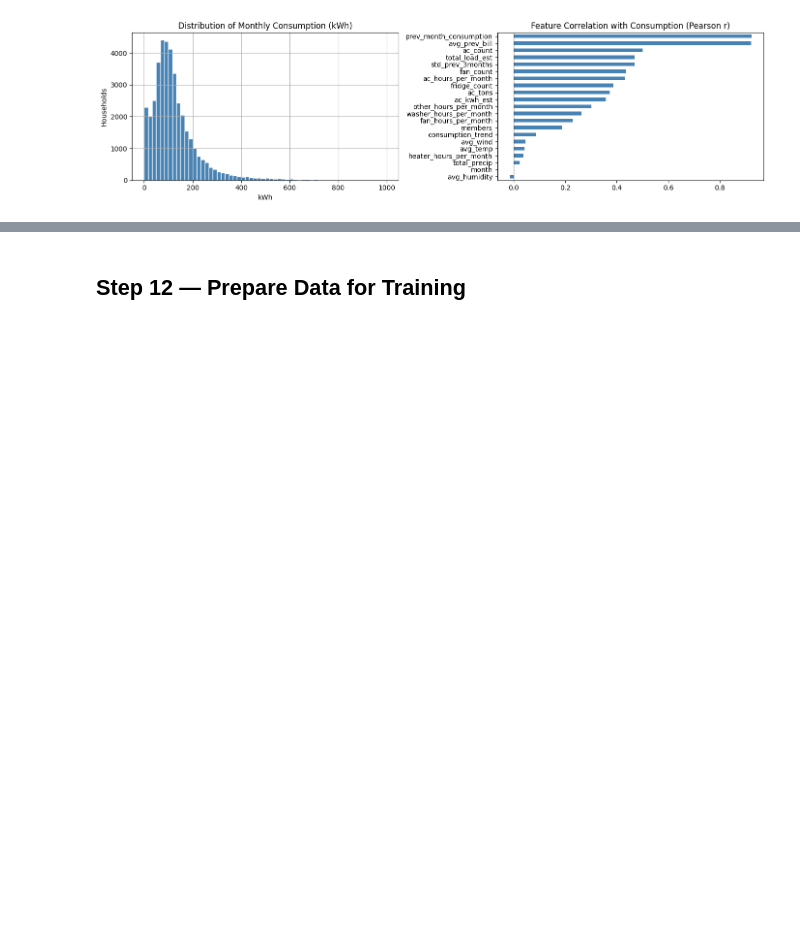
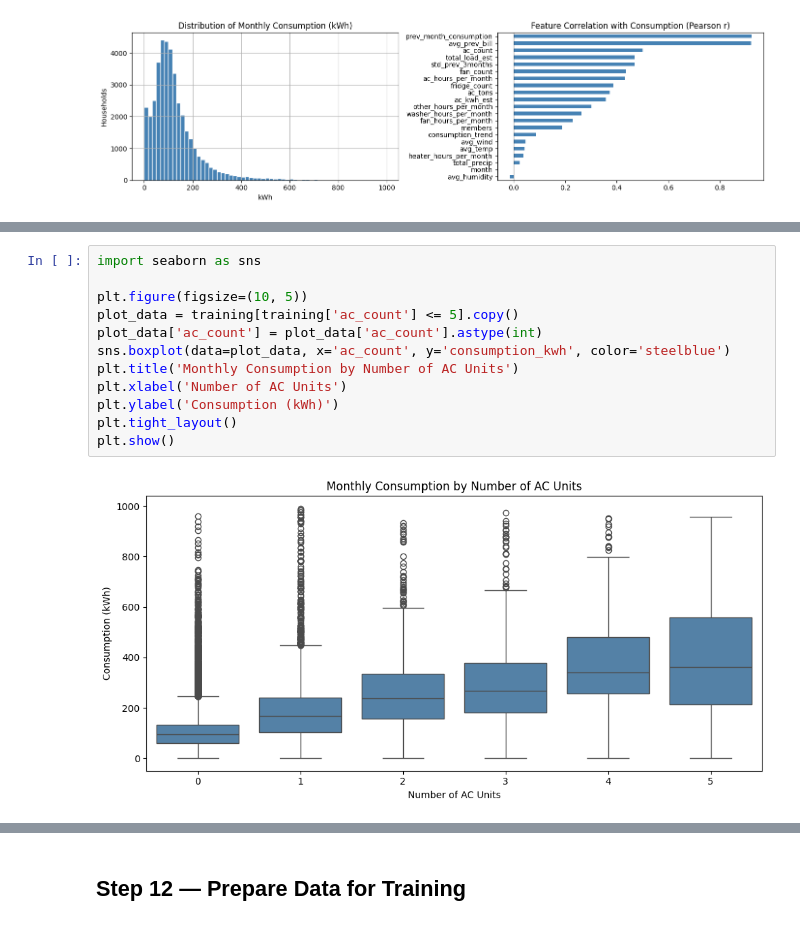
Before and after one commit to sumaliwanigasekara/energywise, a Jupyter notebook: EnergyWise_Pipeline.ipynb, the cells around one changed output, grey strips where cells are left out. Drawn from its saved outputs; the diff is of its cells as text; blank space fills up the shorter version.

```diff
--- a/EnergyWise_Pipeline.ipynb
+++ b/EnergyWise_Pipeline.ipynb
@@ -695,0 +696,14 @@ plt.show()
+# %%
+import seaborn as sns
+
+plt.figure(figsize=(10, 5))
+plot_data = training[training['ac_count'] <= 5].copy()
+plot_data['ac_count'] = plot_data['ac_count'].astype(int)
+sns.boxplot(data=plot_data, x='ac_count', y='consumption_kwh', color='steelblue')
+plt.title('Monthly Consumption by Number of AC Units')
+plt.xlabel('Number of AC Units')
+plt.ylabel('Consumption (kWh)')
+plt.tight_layout()
+plt.show()
+# %% [output]
+[figure, added]
```
Also changed, not shown: parts of 12 cells of this notebook, 29 other files.
